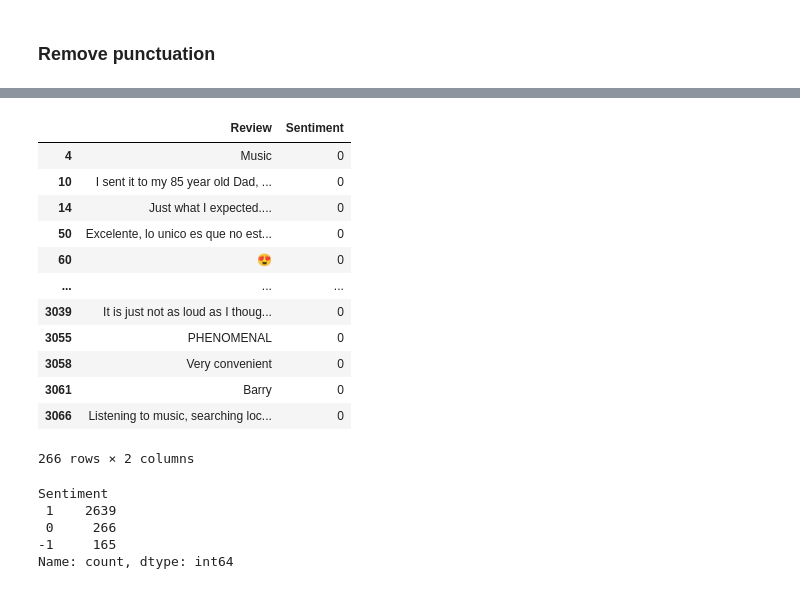
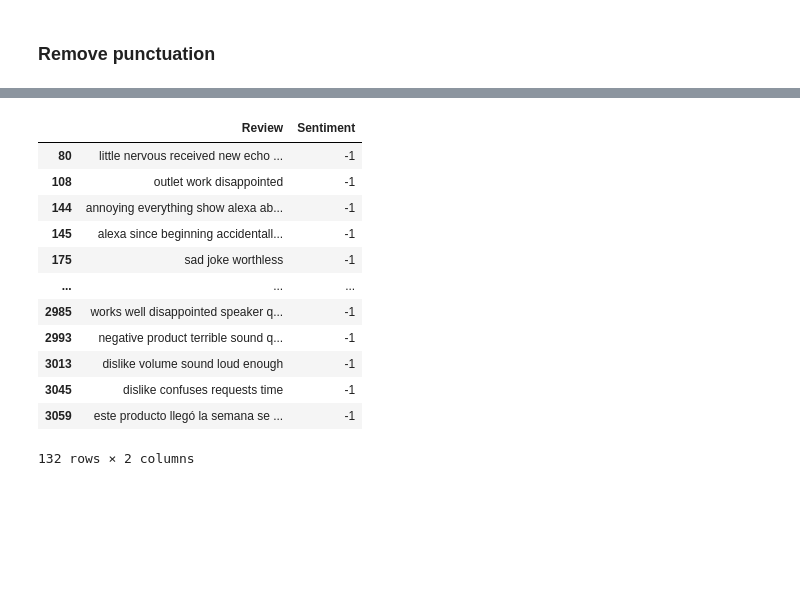
Before and after one commit to Werriess/Amazon-Alexa-Customer-Sentiment-Review, a Jupyter notebook: notebooks/Amazon Alexa Customer Sentiment.ipynb, the cells around one changed output, grey strips where cells are left out. Cells and saved outputs as stored; diff of their text form; code cells hidden in the pictures; blank space fills up the shorter version.

```diff
--- a/notebooks/Amazon Alexa Customer Sentiment.ipynb
+++ b/notebooks/Amazon Alexa Customer Sentiment.ipynb
@@ -351,6 +252,6 @@ def preprocess_text(text):
     tokens = [word for word in tokens if word not in stop_words]
     return ' '.join(tokens)
 # %%
-data_series_preprocessed = df['verified_reviews'].apply(preprocess_text)
-data_series_preprocessed
+df_filtered['verified_reviews'] = df_filtered['verified_reviews'].apply(preprocess_text)
+df_filtered
 # %% [output]
@@ -368,0 +338,3 @@ Name: verified_reviews, Length: 3070, dtype: object
+# %%
+data_series_preprocessed = df_filtered['verified_reviews'].apply(preprocess_text)
+data_series_preprocessed
@@ -395,10 +374,10 @@ Name: verified_reviews, Length: 3070, dtype: float64
 # %%
 sentiment_class = sentiments.apply(
-    lambda x: 'positive' if x > 0 else ('neutral' if x == 0 else 'negative')
+    lambda x: 'positive' if x > 0 else ('neutral' if x == np.isneginf(x) else 'negative')
 )
 # %%
 df_with_sentiment = pd.DataFrame({
-    'Review': df['verified_reviews'],
+    'Review': df_filtered['verified_reviews'],
      'Sentiment': sentiment_class
 })
 
@@ -438,24 +489,16 @@ df_with_sentiment
 # %%
-df_with_sentiment[df_with_sentiment['Sentiment'] == 0]
+df_with_sentiment[df_with_sentiment['Sentiment'] == -1]
 # %% [output]
 |  | Review | Sentiment |
-| 4 | Music | 0 |
-| 10 | I sent it to my 85 year old Dad, ... | 0 |
-| 14 | Just what I expected.... | 0 |
-| 50 | Excelente, lo unico es que no est... | 0 |
-| 60 | 😍 | 0 |
+| 80 | little nervous received new echo ... | -1 |
+| 108 | outlet work disappointed | -1 |
+| 144 | annoying everything show alexa ab... | -1 |
+| 145 | alexa since beginning accidentall... | -1 |
+| 175 | sad joke worthless | -1 |
 | ... | ... | ... |
-| 3039 | It is just not as loud as I thoug... | 0 |
-| 3055 | PHENOMENAL | 0 |
-| 3058 | Very convenient | 0 |
-| 3061 | Barry | 0 |
-| 3066 | Listening to music, searching loc... | 0 |
+| 2985 | works well disappointed speaker q... | -1 |
+| 2993 | negative product terrible sound q... | -1 |
+| 3013 | dislike volume sound loud enough | -1 |
+| 3045 | dislike confuses requests time | -1 |
+| 3059 | este producto llegó la semana se ... | -1 |
-266 rows × 2 columns
+132 rows × 2 columns
-# %%
-df_with_sentiment['Sentiment'].value_counts()
-# %% [output]
-Sentiment
- 1    2639
- 0     266
--1     165
-Name: count, dtype: int64
```
Also changed, not shown: parts of 53 cells of this notebook, 3 other files.
